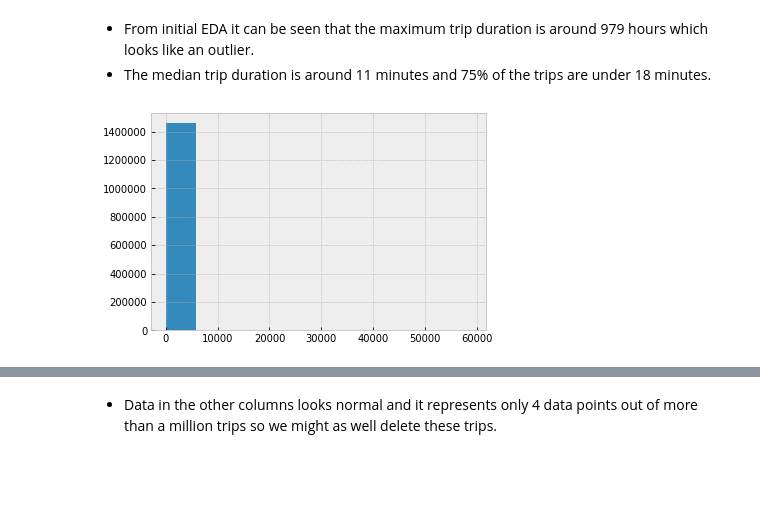
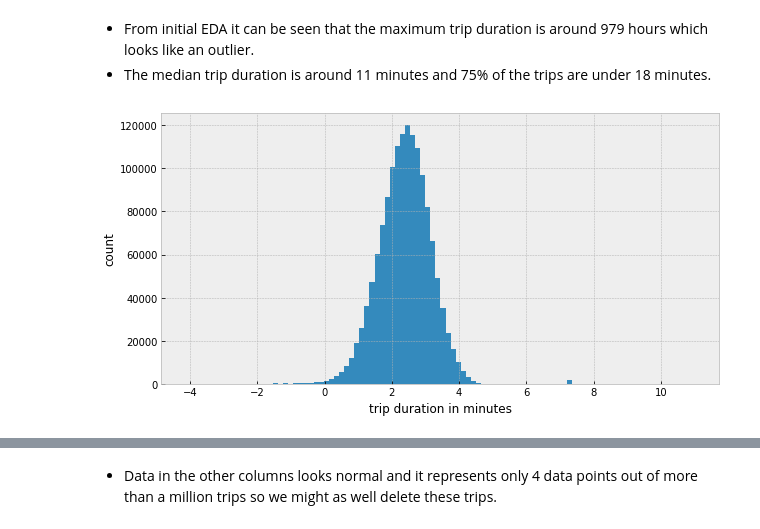
Before and after one commit to pratha19/NYC_taxi_trip_duration, a Jupyter notebook: notebooks/NYC_EDA.ipynb, the cells around one changed output, grey strips where cells are left out. Cells and saved outputs as stored; diff of their text form; code cells hidden in the pictures; blank space fills up the shorter version.

```diff
--- a/notebooks/NYC_EDA.ipynb
+++ b/notebooks/NYC_EDA.ipynb
@@ -9,4 +9,8 @@ from pandas.tseries.holiday import USFederalHolidayCalendar as calendar
 import scipy.stats
 import matplotlib.dates as mdates
 plt.style.use('bmh')
+plt.rcParams['figure.figsize'] = [10, 5]
+
+import geopandas
+from shapely.geometry import Point
 # %%
@@ -69,8 +102,11 @@ nyc.describe().T
 # %% [markdown]
 * From initial EDA it can be seen that the maximum trip duration is around 979 hours which looks like an outlier.
 * The median trip duration is around 11 minutes and 75% of the trips are under 18 minutes.
-# %%
-_ = plt.hist(nyc.trip_duration_minutes)
-# %% [output]
-[figure, removed]
+# %%
+_ = plt.hist(np.log(nyc_train.trip_duration_minutes), bins = 100)
+_ = plt.xlabel('trip duration in minutes')
+_ = plt.ylabel('count')
+# _ = plt.xscale('log')
+# %% [output]
+[figure, added]
 # %%
```
Also changed, not shown: parts of 34 cells of this notebook, 1 other file.
